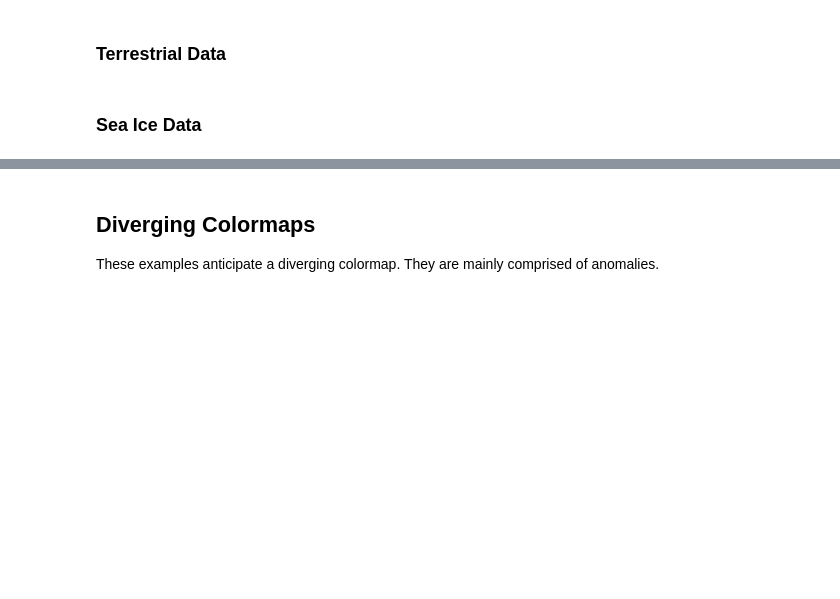
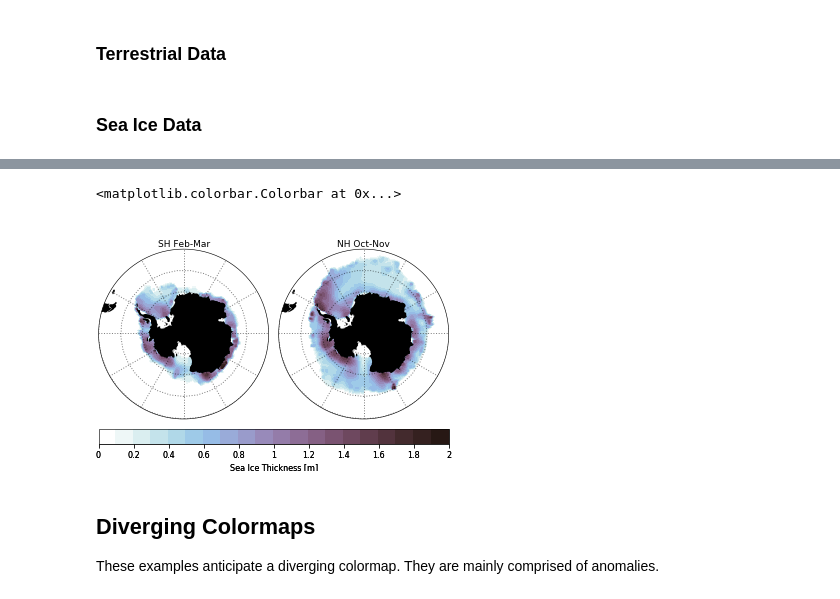
Before and after one commit to bradyrx/climate_in_color, a Jupyter notebook: notebooks/build_your_own_colormaps.ipynb, the cells around one changed output, grey strips where cells are left out. Saved outputs shown, nothing was run; the diff lists cells and outputs as text; code cells hidden in the pictures; blank space fills up the shorter version.

```diff
--- a/notebooks/build_your_own_colormaps.ipynb
+++ b/notebooks/build_your_own_colormaps.ipynb
@@ -145,16 +166,23 @@ f.colorbar(p, loc='b', label='Sea Ice Thickness [m]',
 # %%
+import proplot as plot
+plot.rc.small = 12
+plot.rc.large = 12
+
 f, axs = plot.subplots(ncols=2, proj='spstere', axwidth='6cm')
 
 for i, label in zip([0, 1], ['SH Feb-Mar', 'NH Oct-Nov']):
     p = axs[i].contourf(lon, lat, ice_thk.isel(location=i+2), cmap='Glacial',
                     levels=plot.arange(0, 2, 0.1))
     axs[i].format(land=True, boundinglat=-50, latlines=10, title=label)
 
 f.colorbar(p, loc='b', label='Sea Ice Thickness [m]',
            ticks=plot.arange(0, 2, 0.2))
 
 # Uncomment this to save your figure. Feel free to rename it.
 # f.savefig('../figures/SH.sea.ice.png')
+# %% [output]
+<matplotlib.colorbar.Colorbar at 0x...>
+[figure, added]
 # %% [markdown]
 ## Diverging Colormaps
 
```
Also changed, not shown: parts of 6 cells of this notebook.
